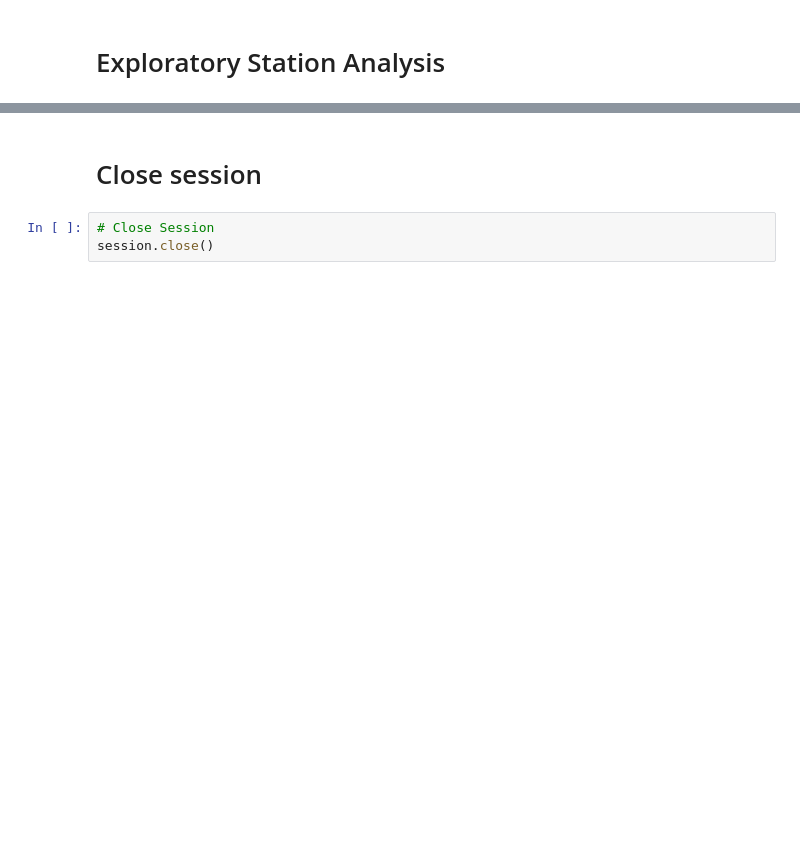
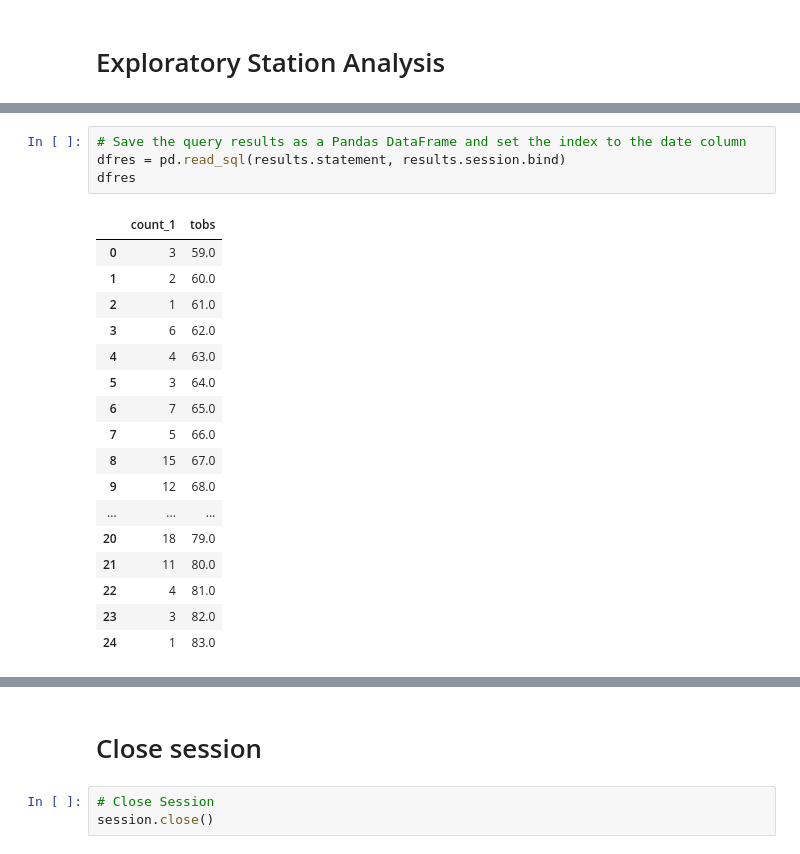
Before and after one commit to usa4148/sqlalchemy-challenge, a Jupyter notebook: climate_starter.ipynb, the cells around one changed output, grey strips where cells are left out. Cells and saved outputs as stored; diff of their text form; blank space fills up the shorter version.

```diff
--- a/climate_starter.ipynb
+++ b/climate_starter.ipynb
@@ -181,0 +183,22 @@ SyntaxError: invalid syntax (<ipython-input-276-509199a5bf7d>, line 6)
+# %%
+# Save the query results as a Pandas DataFrame and set the index to the date column
+dfres = pd.read_sql(results.statement, results.session.bind)
+dfres
+# %% [output]
+|  | count_1 | tobs |
+| 0 | 3 | 59.0 |
+| 1 | 2 | 60.0 |
+| 2 | 1 | 61.0 |
+| 3 | 6 | 62.0 |
+| 4 | 4 | 63.0 |
+| 5 | 3 | 64.0 |
+| 6 | 7 | 65.0 |
+| 7 | 5 | 66.0 |
+| 8 | 15 | 67.0 |
+| 9 | 12 | 68.0 |
+| ... | ... | ... |
+| 20 | 18 | 79.0 |
+| 21 | 11 | 80.0 |
+| 22 | 4 | 81.0 |
+| 23 | 3 | 82.0 |
+| 24 | 1 | 83.0 |
```
Also changed, not shown: parts of 7 cells of this notebook.
